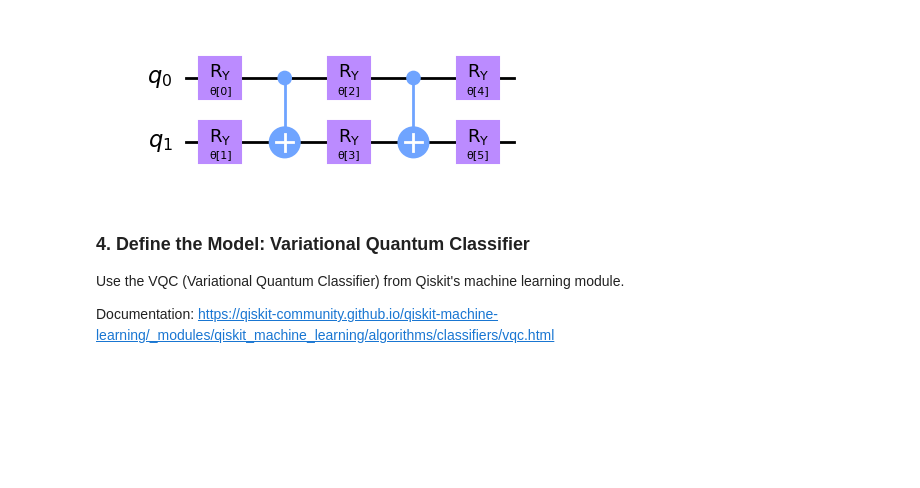
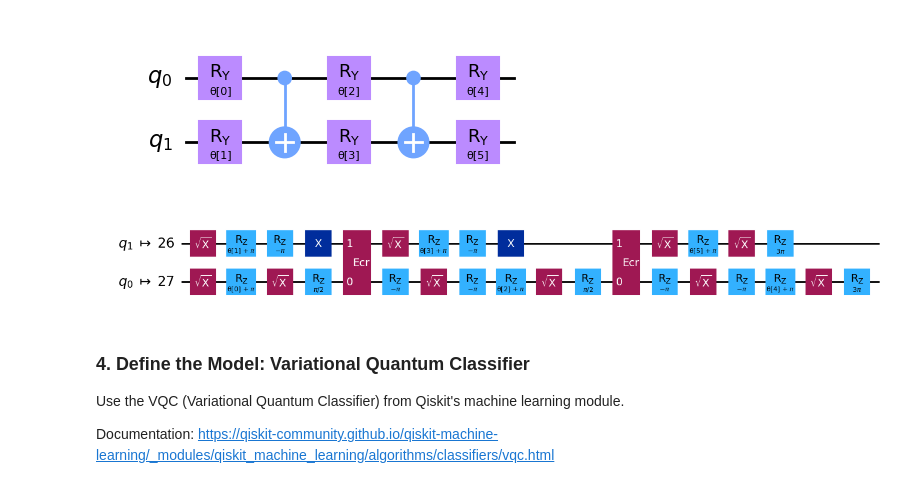
Before and after one commit to tjunjet/18819-project, a Jupyter notebook: QML_project.ipynb, the cells around one changed output. Saved outputs shown, nothing was run; the diff lists cells and outputs as text; code cells hidden in the pictures; blank space fills up the shorter version.

```diff
--- a/QML_project.ipynb
+++ b/QML_project.ipynb
@@ -146,6 +171,11 @@ ansatz = RealAmplitudes(num_qubits=num_features, reps=2, entanglement='linear')
 ansatz.decompose().draw(output="mpl", style="clifford", fold=20)
 # %% [output]
 [figure]
+# %%
+transpiled_ansatz = pass_manager.run(ansatz)
+transpiled_ansatz.draw("mpl", idle_wires=False)
+# %% [output]
+[figure, added]
 # %% [markdown]
 ### 4. Define the Model: Variational Quantum Classifier
 
```
Also changed, not shown: parts of 23 cells of this notebook, 1 other file.
